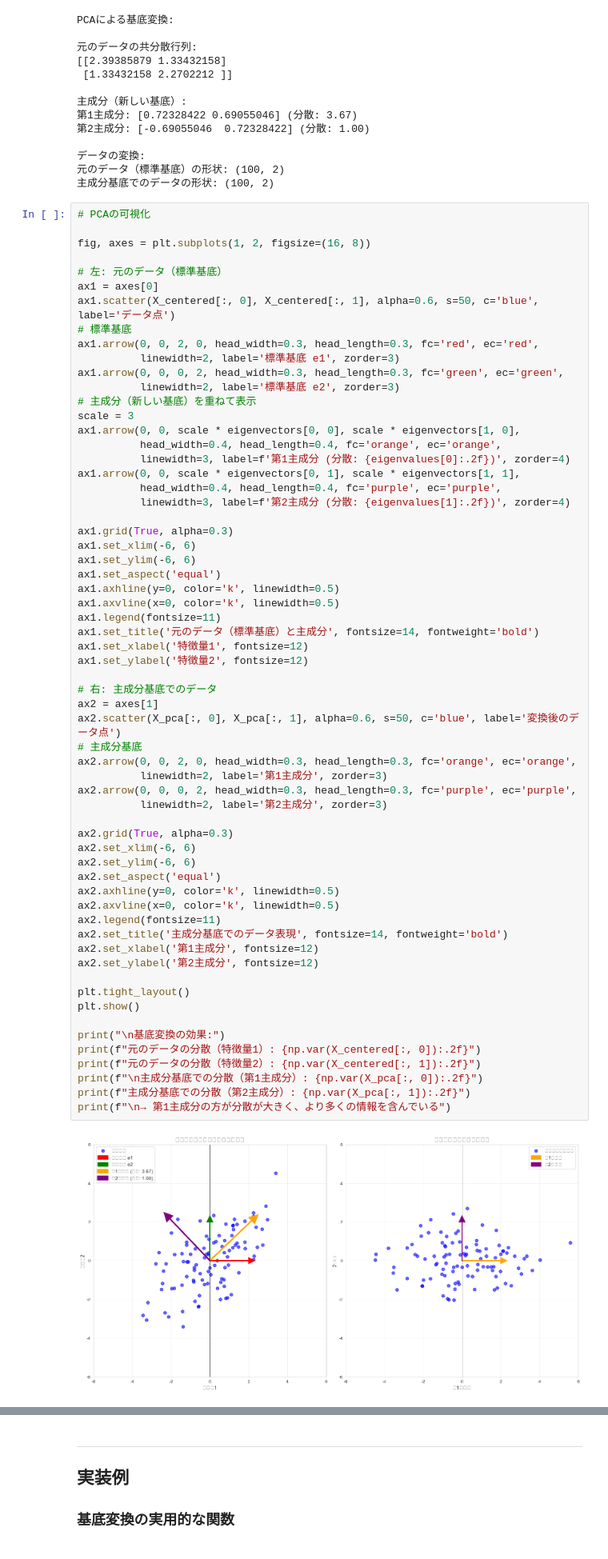
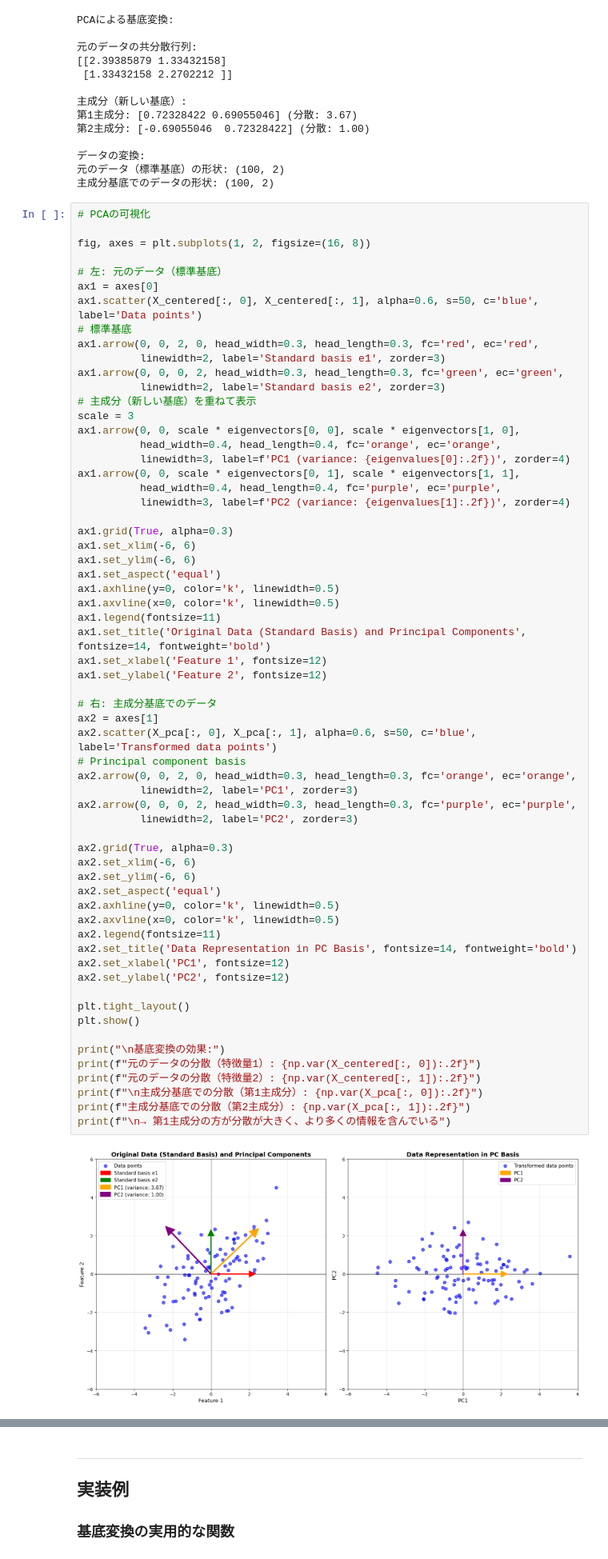
Before and after one commit to zaindev81/Mathmatics-For-Machine-Learning, a Jupyter notebook: notebooks/02_linear_algebra/02_basis_and_basis_change.ipynb, the cells around one changed output, grey strips where cells are left out. Shown: that part at 80% size. Drawn from its saved outputs; the diff is of its cells as text.

```diff
--- a/notebooks/02_linear_algebra/02_basis_and_basis_change.ipynb
+++ b/notebooks/02_linear_algebra/02_basis_and_basis_change.ipynb
@@ -597,63 +564,63 @@ fig, axes = plt.subplots(1, 2, figsize=(16, 8))
 
 # 左: 元のデータ（標準基底）
 ax1 = axes[0]
-ax1.scatter(X_centered[:, 0], X_centered[:, 1], alpha=0.6, s=50, c='blue', label='データ点')
+ax1.scatter(X_centered[:, 0], X_centered[:, 1], alpha=0.6, s=50, c='blue', label='Data points')
 # 標準基底
 ax1.arrow(0, 0, 2, 0, head_width=0.3, head_length=0.3, fc='red', ec='red',
-          linewidth=2, label='標準基底 e1', zorder=3)
+          linewidth=2, label='Standard basis e1', zorder=3)
 ax1.arrow(0, 0, 0, 2, head_width=0.3, head_length=0.3, fc='green', ec='green',
-          linewidth=2, label='標準基底 e2', zorder=3)
+          linewidth=2, label='Standard basis e2', zorder=3)
 # 主成分（新しい基底）を重ねて表示
 scale = 3
 ax1.arrow(0, 0, scale * eigenvectors[0, 0], scale * eigenvectors[1, 0],
           head_width=0.4, head_length=0.4, fc='orange', ec='orange',
-          linewidth=3, label=f'第1主成分 (分散: {eigenvalues[0]:.2f})', zorder=4)
+          linewidth=3, label=f'PC1 (variance: {eigenvalues[0]:.2f})', zorder=4)
 ax1.arrow(0, 0, scale * eigenvectors[0, 1], scale * eigenvectors[1, 1],
           head_width=0.4, head_length=0.4, fc='purple', ec='purple',
-          linewidth=3, label=f'第2主成分 (分散: {eigenvalues[1]:.2f})', zorder=4)
+          linewidth=3, label=f'PC2 (variance: {eigenvalues[1]:.2f})', zorder=4)
 
 ax1.grid(True, alpha=0.3)
 ax1.set_xlim(-6, 6)
 ax1.set_ylim(-6, 6)
 ax1.set_aspect('equal')
 ax1.axhline(y=0, color='k', linewidth=0.5)
 ax1.axvline(x=0, color='k', linewidth=0.5)
 ax1.legend(fontsize=11)
-ax1.set_title('元のデータ（標準基底）と主成分', fontsize=14, fontweight='bold')
-ax1.set_xlabel('特徴量1', fontsize=12)
-ax1.set_ylabel('特徴量2', fontsize=12)
+ax1.set_title('Original Data (Standard Basis) and Principal Components', fontsize=14, fontweight='bold')
+ax1.set_xlabel('Feature 1', fontsize=12)
+ax1.set_ylabel('Feature 2', fontsize=12)
 
 # 右: 主成分基底でのデータ
 ax2 = axes[1]
-ax2.scatter(X_pca[:, 0], X_pca[:, 1], alpha=0.6, s=50, c='blue', label='変換後のデータ点')
-# 主成分基底
+ax2.scatter(X_pca[:, 0], X_pca[:, 1], alpha=0.6, s=50, c='blue', label='Transformed data points')
+# Principal component basis
 ax2.arrow(0, 0, 2, 0, head_width=0.3, head_length=0.3, fc='orange', ec='orange',
-          linewidth=2, label='第1主成分', zorder=3)
+          linewidth=2, label='PC1', zorder=3)
 ax2.arrow(0, 0, 0, 2, head_width=0.3, head_length=0.3, fc='purple', ec='purple',
-          linewidth=2, label='第2主成分', zorder=3)
+          linewidth=2, label='PC2', zorder=3)
 
 ax2.grid(True, alpha=0.3)
 ax2.set_xlim(-6, 6)
 ax2.set_ylim(-6, 6)
 ax2.set_aspect('equal')
 ax2.axhline(y=0, color='k', linewidth=0.5)
 ax2.axvline(x=0, color='k', linewidth=0.5)
 ax2.legend(fontsize=11)
-ax2.set_title('主成分基底でのデータ表現', fontsize=14, fontweight='bold')
-ax2.set_xlabel('第1主成分', fontsize=12)
-ax2.set_ylabel('第2主成分', fontsize=12)
+ax2.set_title('Data Representation in PC Basis', fontsize=14, fontweight='bold')
+ax2.set_xlabel('PC1', fontsize=12)
+ax2.set_ylabel('PC2', fontsize=12)
 
 plt.tight_layout()
 plt.show()
 
 print("\n基底変換の効果:")
 print(f"元のデータの分散（特徴量1）: {np.var(X_centered[:, 0]):.2f}")
 print(f"元のデータの分散（特徴量2）: {np.var(X_centered[:, 1]):.2f}")
 print(f"\n主成分基底での分散（第1主成分）: {np.var(X_pca[:, 0]):.2f}")
 print(f"主成分基底での分散（第2主成分）: {np.var(X_pca[:, 1]):.2f}")
 print(f"\n→ 第1主成分の方が分散が大きく、より多くの情報を含んでいる")
 # %% [output]
-[figure, old version]
+[figure, new version]
 基底変換の効果:
 元のデータの分散（特徴量1）: 2.37
 元のデータの分散（特徴量2）: 2.25
```
Also changed, not shown: parts of 5 cells of this notebook, 1 other file.
